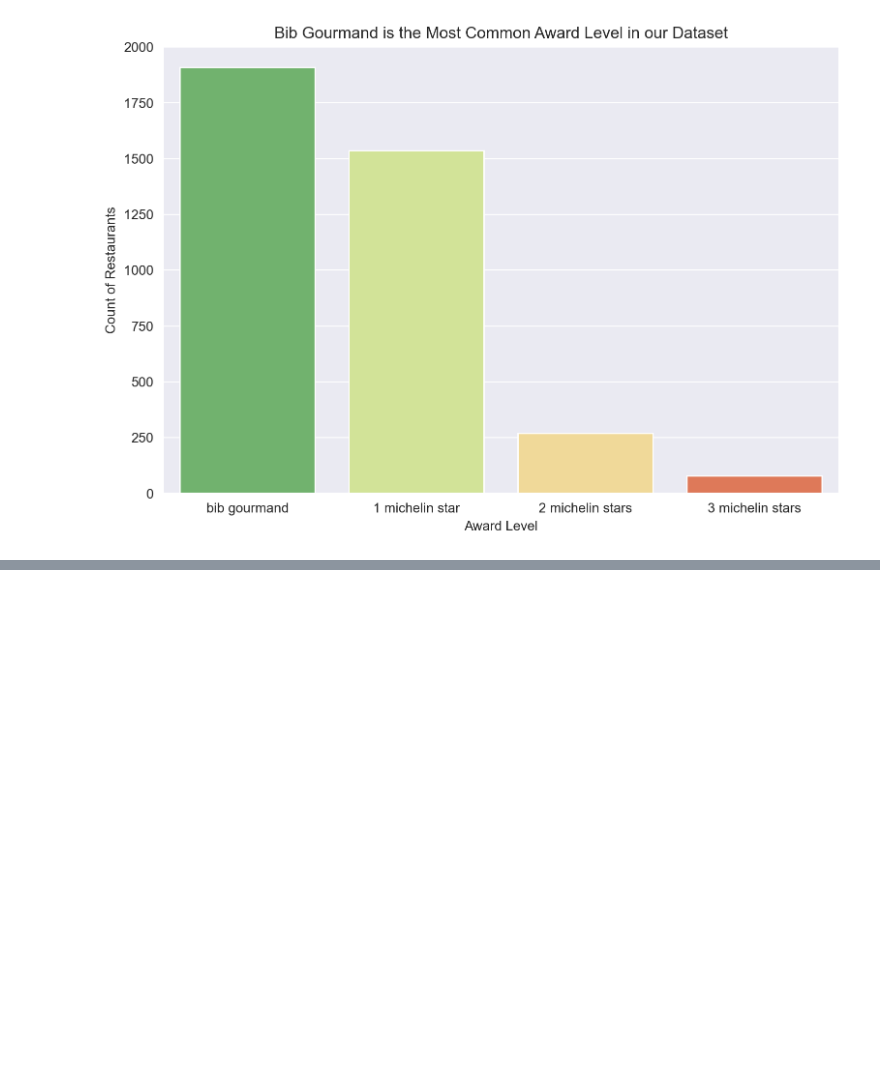
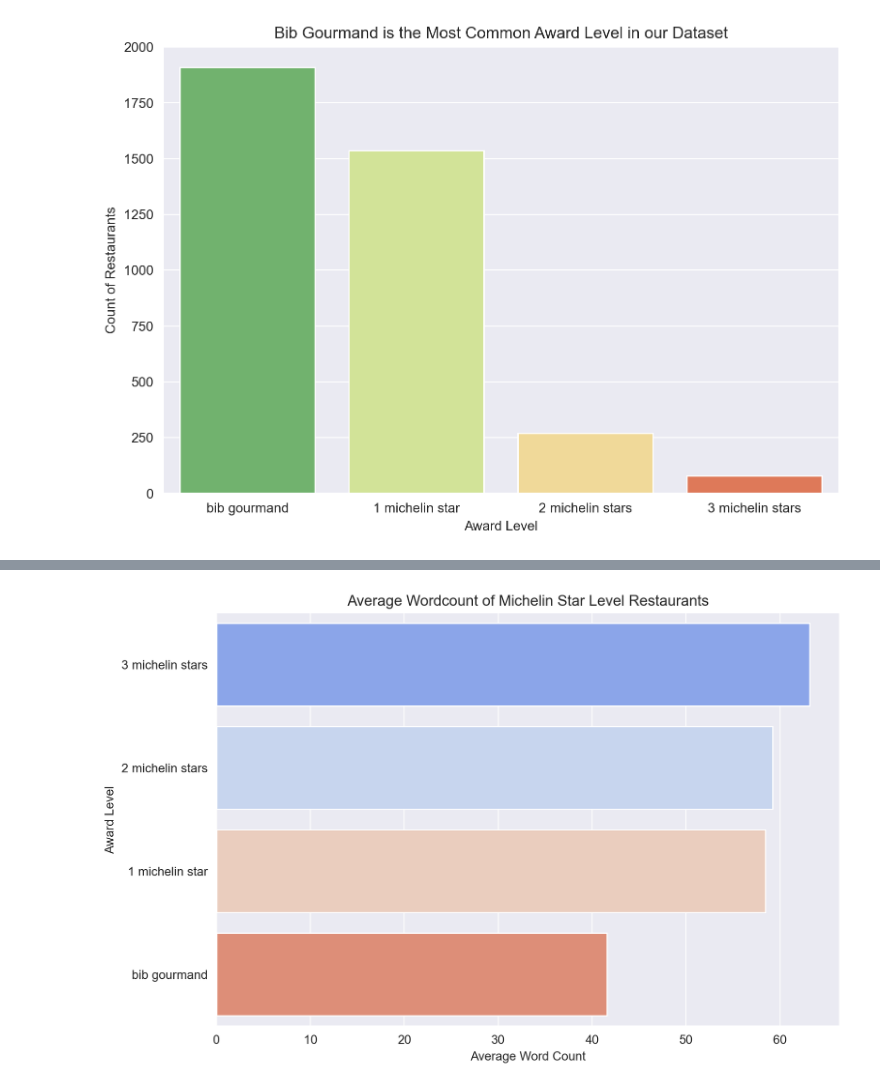
Before and after one commit to CodeupGourmands/Michelin_NLP_Capstone, a Jupyter notebook: cristina_notebook.ipynb, the cells around one changed output, grey strips where cells are left out. Saved outputs shown, nothing was run; the diff lists cells and outputs as text; code cells hidden in the pictures; blank space fills up the shorter version.

Commit message:
Added viz for award by wordcount to explore

```diff
--- a/cristina_notebook.ipynb
+++ b/cristina_notebook.ipynb
@@ -387,0 +397,21 @@ get_award_freq(train)
+# %%
+def get_wordcount_bar(train):
+    '''
+    This function takes in the training dataset and creates a bar plot of the
+    average wordcount of a review based on the Michelin Star Award
+    '''
+    # Use groupby to get an average length per language
+    review_wordcount = train.groupby('award').word_count.mean().sort_values(ascending=False)
+    # Set style, make a chart
+    sns.set_style("darkgrid")
+    fig, axes = plt.subplots(figsize=(9, 6))
+    ax = sns.barplot(x=review_wordcount.values,
+                 y=review_wordcount.index, palette='coolwarm')
+    plt.title('Average Wordcount of Michelin Star Level Restaurants')
+    plt.xlabel("Average Word Count")
+    plt.ylabel('Award Level')
+    plt.show()
+# %%
+get_wordcount_bar(train)
+# %% [output]
+[figure, added]
```
Also changed, not shown: parts of 1 cell of this notebook, 1 other file.
